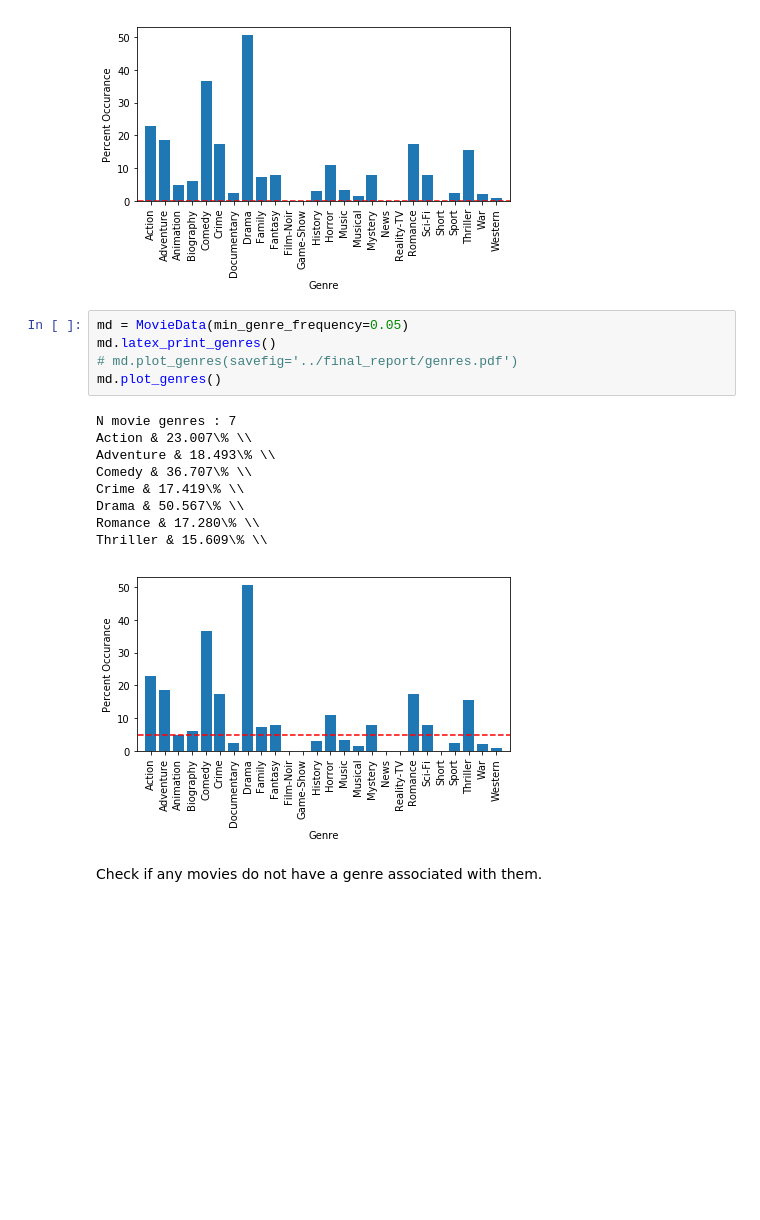
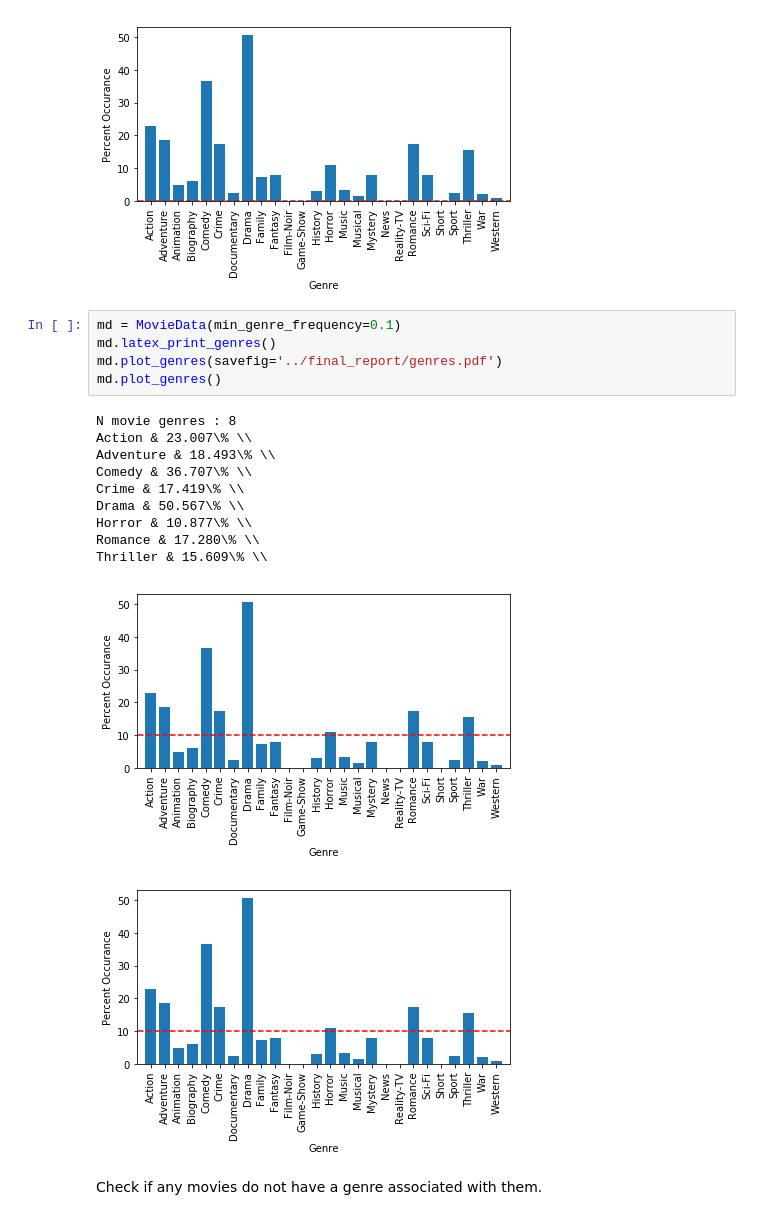
Before and after one commit to bkimmig/data-mining-project, a Jupyter notebook: notebooks/data.ipynb, the cells around one changed output. Saved outputs shown, nothing was run; the diff lists cells and outputs as text; blank space fills up the shorter version.

Commit message:
updated the number of topics in LDA and the genre percent cut to 10%

```diff
--- a/notebooks/data.ipynb
+++ b/notebooks/data.ipynb
@@ -52,20 +52,22 @@ War & 2.128\% \\
 Western & 1.074\% \\
 [figure]
 # %%
-md = MovieData(min_genre_frequency=0.05)
+md = MovieData(min_genre_frequency=0.1)
 md.latex_print_genres()
-# md.plot_genres(savefig='../final_report/genres.pdf')
+md.plot_genres(savefig='../final_report/genres.pdf')
 md.plot_genres()
 # %% [output]
-N movie genres : 7
+N movie genres : 8
 Action & 23.007\% \\
 Adventure & 18.493\% \\
 Comedy & 36.707\% \\
 Crime & 17.419\% \\
 Drama & 50.567\% \\
+Horror & 10.877\% \\
 Romance & 17.280\% \\
 Thriller & 15.609\% \\
-[figure, old version]
+[figure, new version]
+[figure, added]
 # %% [markdown]
 Check if any movies do not have a genre associated with them.
 # %%
```
Also changed, not shown: parts of 2 cells of this notebook, 6 other files.
